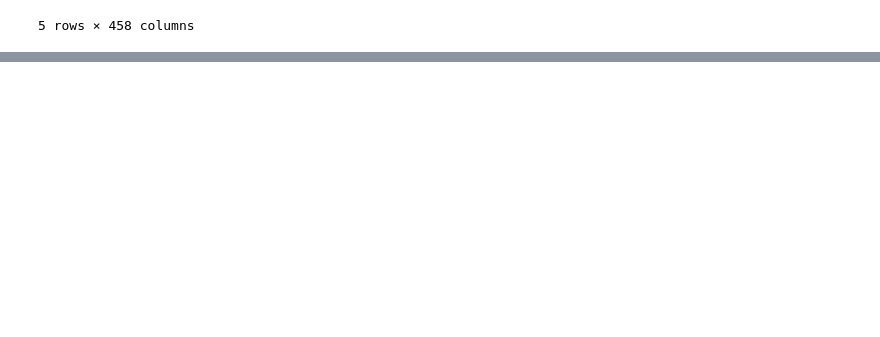
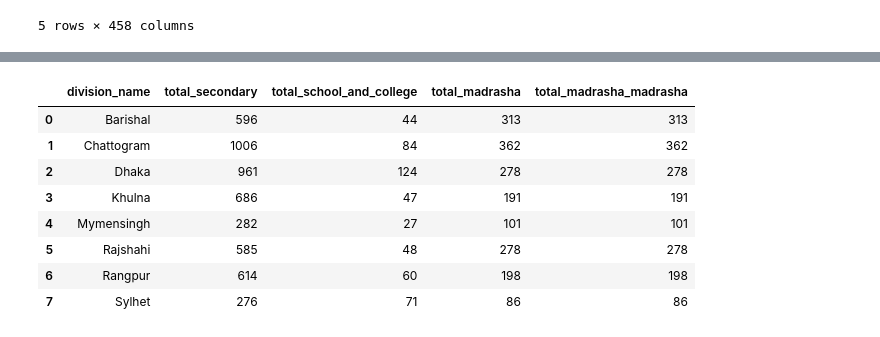
Before and after one commit to monjurmorshed793/sedp-reports, a Jupyter notebook: src/sedp_reports/sedp-report.ipynb, the cells around one changed output, grey strips where cells are left out. Saved outputs shown, nothing was run; the diff lists cells and outputs as text; code cells hidden in the pictures; blank space fills up the shorter version.

```diff
--- a/src/sedp_reports/sedp-report.ipynb
+++ b/src/sedp_reports/sedp-report.ipynb
@@ -321,0 +343,9 @@ df_pbgsi_institutions.head()
+# %%
+df_division_wise_school_and_college = (
+    df_pbgsi_institutions[df_pbgsi_institutions[generalized_institution_type_col_name]==TYPE_SCHOOL_AND_COLLEGE_GENERALIZED]
+    .groupby(df_pbgsi_institutions.division_name)
+    .size()
+    .reset_index(name='total_school_and_college')
+)
+
+df_division_wise_school_and_college.head(10)
@@ -321,0 +362,9 @@ df_pbgsi_institutions.head()
+# %%
+df_division_wise_madrasha = (
+    df_pbgsi_institutions[df_pbgsi_institutions[generalized_institution_type_col_name]=='MADRASHA']
+    .groupby(df_pbgsi_institutions.division_name)
+    .size()
+    .reset_index(name='total_madrasha')
+)
+
+df_division_wise_madrasha.head(10)
@@ -321,0 +381,11 @@ df_pbgsi_institutions.head()
+# %%
+df_division_wise_combined = pd.merge(
+    df_division_wise_schools,
+    df_division_wise_school_and_college,
+    left_on=df_division_wise_schools.division_name.name,
+    right_on=df_division_wise_school_and_college.division_name.name,
+    how='outer',
+    suffixes=('', '_school_and_college')
+)
+
+df_division_wise_combined.head(10)
@@ -321,0 +402,21 @@ df_pbgsi_institutions.head()
+# %%
+df_division_wise_combined = pd.merge(
+    df_division_wise_combined,
+    df_division_wise_madrasha,
+    left_on= df_division_wise_combined.division_name.name,
+    right_on= df_division_wise_madrasha.division_name.name,
+    how='outer',
+    suffixes=('','_madrasha')
+)
+
+df_division_wise_combined.head(10)
+# %% [output]
+|  | division_name | total_secondary | total_school_and_college | total_madrasha | total_madrasha_madrasha |
+| 0 | Barishal | 596 | 44 | 313 | 313 |
+| 1 | Chattogram | 1006 | 84 | 362 | 362 |
+| 2 | Dhaka | 961 | 124 | 278 | 278 |
+| 3 | Khulna | 686 | 47 | 191 | 191 |
+| 4 | Mymensingh | 282 | 27 | 101 | 101 |
+| 5 | Rajshahi | 585 | 48 | 278 | 278 |
+| 6 | Rangpur | 614 | 60 | 198 | 198 |
+| 7 | Sylhet | 276 | 71 | 86 | 86 |
```
Also changed, not shown: parts of 10 cells of this notebook.
